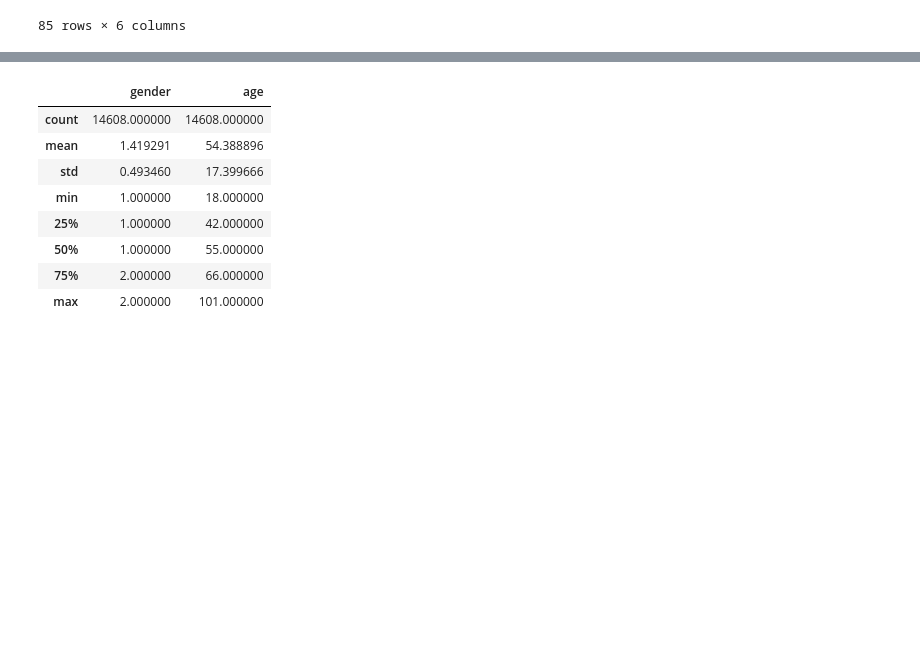
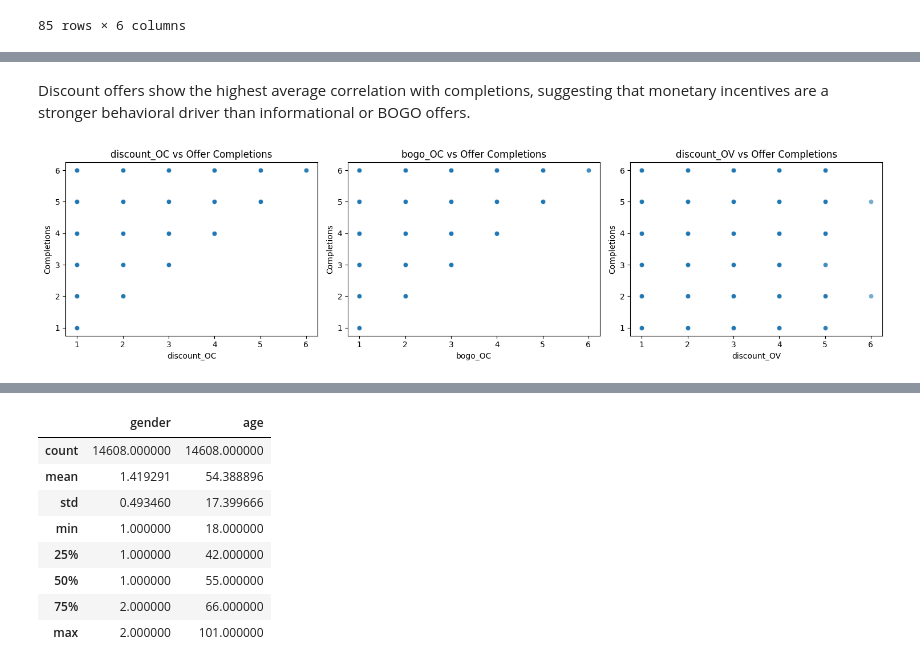
Before and after one commit to kiah-ucsd/DSE200, a Jupyter notebook: Mini_Project_2.ipynb, the cells around one changed output, grey strips where cells are left out. Saved outputs shown, nothing was run; the diff lists cells and outputs as text; code cells hidden in the pictures; blank space fills up the shorter version.

```diff
--- a/Mini_Project_2.ipynb
+++ b/Mini_Project_2.ipynb
@@ -614,0 +780,24 @@ pos_corr_OC
+# %% [markdown]
+Discount offers show the highest average correlation with completions, suggesting that monetary incentives are a stronger behavioral driver than informational or BOGO offers.
+# %%
+# Top 3 fields to visualize (you can adjust if you want to skip redundant ones)
+top_fields = combined_corrs['related_field'].head(3).tolist()
+
+fig, axes = plt.subplots(1, 3, figsize=(15,4))
+
+for i, field in enumerate(top_fields):
+    sns.scatterplot(
+        data=master_df,
+        x=field,
+        y='numCount_offer_completed',
+        alpha=0.6,
+        ax=axes[i]
+    )
+    axes[i].set_title(f'{field} vs Offer Completions')
+    axes[i].set_xlabel(field)
+    axes[i].set_ylabel('Completions')
+
+plt.tight_layout()
+plt.show()
+# %% [output]
+[figure, added]
```
Also changed, not shown: parts of 39 cells of this notebook.
